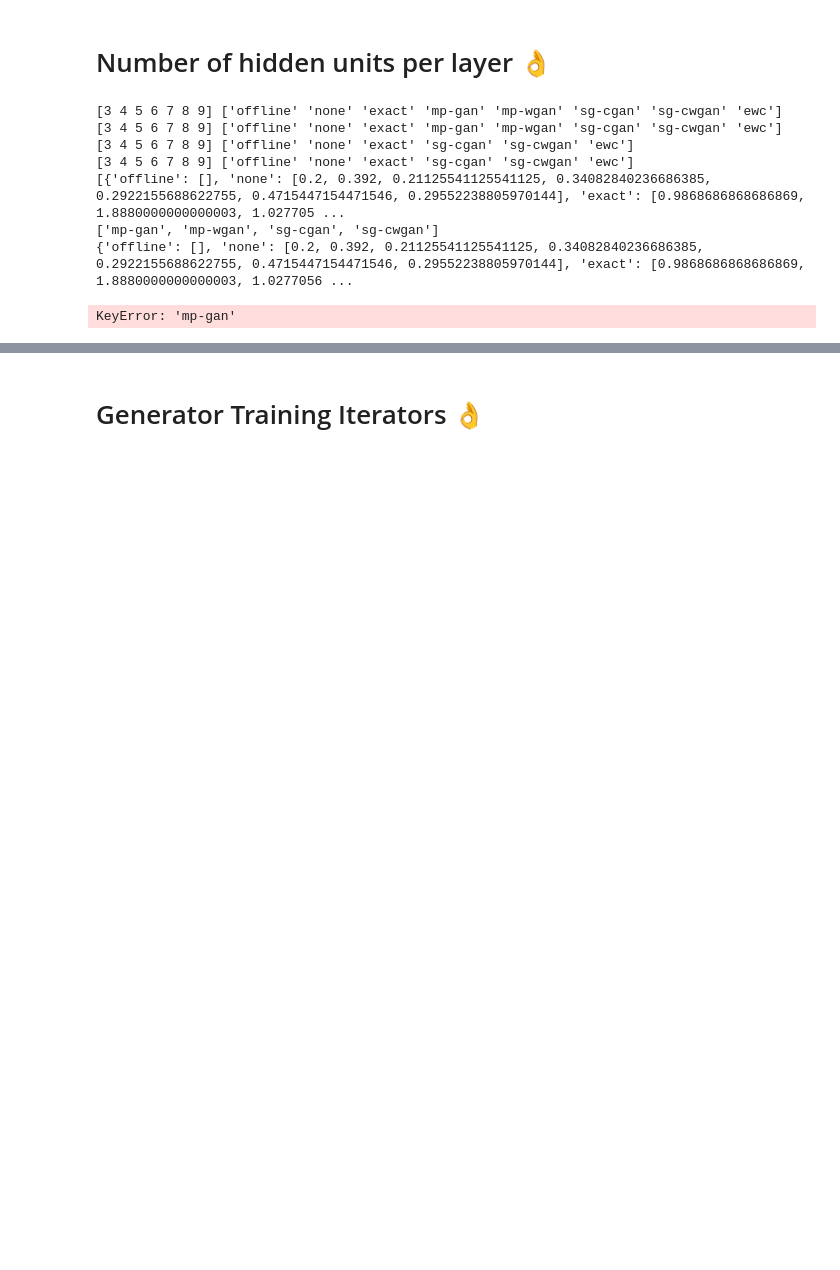
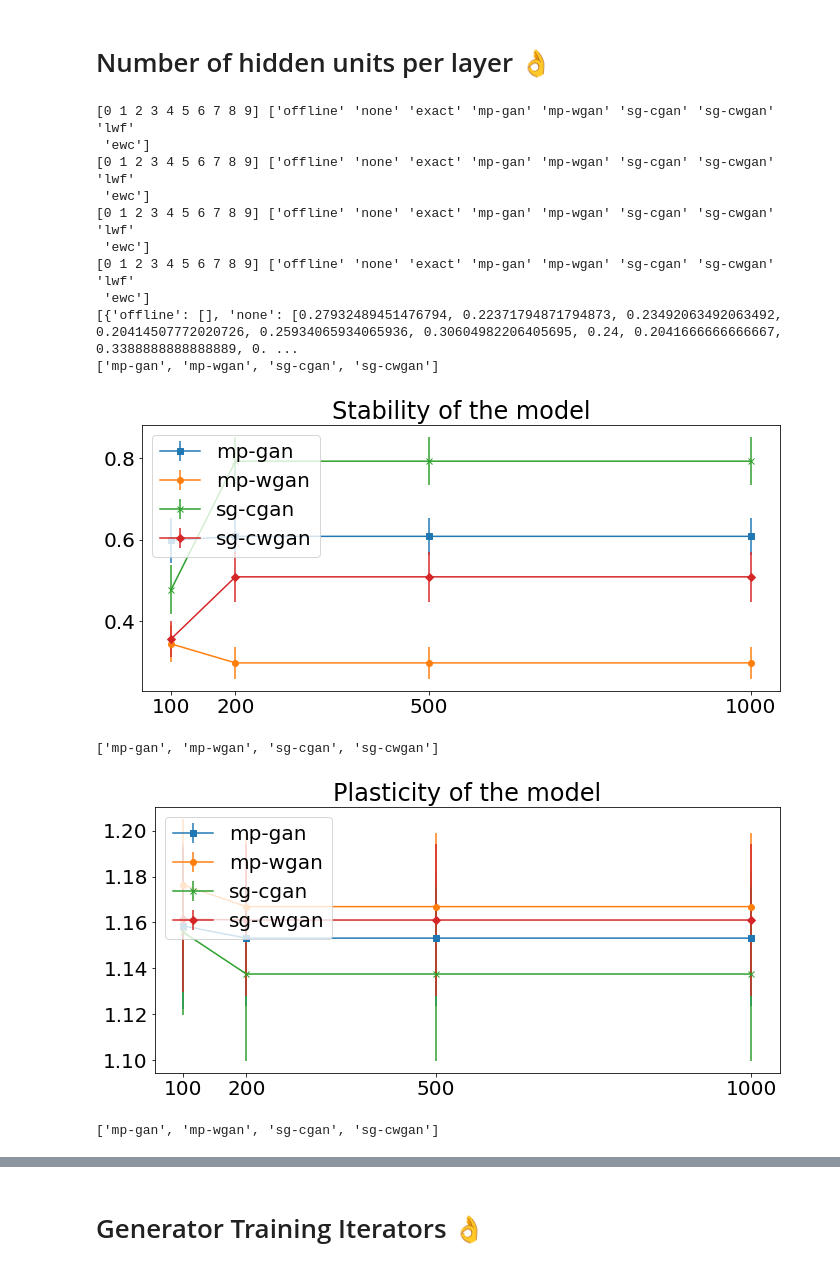
Before and after one commit to chameleonTK/continual-learning-for-HAR, a Jupyter notebook: Reports/Evaluation-hypterpatamters.ipynb, the cells around one changed output, grey strips where cells are left out. Cells and saved outputs as stored; diff of their text form; code cells hidden in the pictures; blank space fills up the shorter version.

```diff
--- a/Reports/Evaluation-hypterpatamters.ipynb
+++ b/Reports/Evaluation-hypterpatamters.ipynb
@@ -257,39 +250,45 @@ CSMbase = []
 CSMnew = []
 CSMnow = []
 
-folder = "../Results/run_pamap_hidden/"
+folder = "../Results/PAMAP/exp_no_of_hidden/"
 
 raw = pd.read_csv(folder+"results.txt")
 raw.columns = [c.strip() for c in raw.columns]
 raw.head()
 
 
 cmd = raw["cmd"].unique()
 for c in cmd:
     target = raw[raw["cmd"]==c]
     b, n, nw = calculateContinualMetircs(target)
 
     CSMbase.append(b)
     CSMnew.append(n)
     CSMnow.append(nw)
 
-xticks = [100, 200, 300, 400]
+xticks = [100, 200, 500, 1000]
 
 models = None
 def fixbugs(data):
     return data
 
 models = ["mp-gan", "mp-wgan", "sg-cgan", "sg-cwgan"]
 print(CSMbase)
 plotline(fixbugs(CSMbase), "Stability of the model", x=xticks, models=models)
 plotline(fixbugs(CSMnew), "Plasticity of the model", x=xticks, models=models)
 plotline(fixbugs(CSMnow),"Overall performance of the model", x=xticks, models=models)
 # %% [output]
-[3 4 5 6 7 8 9] ['offline' 'none' 'exact' 'mp-gan' 'mp-wgan' 'sg-cgan' 'sg-cwgan' 'ewc']
-[3 4 5 6 7 8 9] ['offline' 'none' 'exact' 'mp-gan' 'mp-wgan' 'sg-cgan' 'sg-cwgan' 'ewc']
-[3 4 5 6 7 8 9] ['offline' 'none' 'exact' 'sg-cgan' 'sg-cwgan' 'ewc']
-[3 4 5 6 7 8 9] ['offline' 'none' 'exact' 'sg-cgan' 'sg-cwgan' 'ewc']
-[{'offline': [], 'none': [0.2, 0.392, 0.21125541125541125, 0.34082840236686385, 0.2922155688622755, 0.4715447154471546, 0.29552238805970144], 'exact': [0.9868686868686869, 1.8880000000000003, 1.027705 ...
+[0 1 2 3 4 5 6 7 8 9] ['offline' 'none' 'exact' 'mp-gan' 'mp-wgan' 'sg-cgan' 'sg-cwgan' 'lwf'
+ 'ewc']
+[0 1 2 3 4 5 6 7 8 9] ['offline' 'none' 'exact' 'mp-gan' 'mp-wgan' 'sg-cgan' 'sg-cwgan' 'lwf'
+ 'ewc']
+[0 1 2 3 4 5 6 7 8 9] ['offline' 'none' 'exact' 'mp-gan' 'mp-wgan' 'sg-cgan' 'sg-cwgan' 'lwf'
+ 'ewc']
+[0 1 2 3 4 5 6 7 8 9] ['offline' 'none' 'exact' 'mp-gan' 'mp-wgan' 'sg-cgan' 'sg-cwgan' 'lwf'
+ 'ewc']
+[{'offline': [], 'none': [0.27932489451476794, 0.22371794871794873, 0.23492063492063492, 0.20414507772020726, 0.25934065934065936, 0.30604982206405695, 0.24, 0.2041666666666667, 0.3388888888888889, 0. ...
 ['mp-gan', 'mp-wgan', 'sg-cgan', 'sg-cwgan']
-{'offline': [], 'none': [0.2, 0.392, 0.21125541125541125, 0.34082840236686385, 0.2922155688622755, 0.4715447154471546, 0.29552238805970144], 'exact': [0.9868686868686869, 1.8880000000000003, 1.0277056 ...
+[figure, added]
-KeyError: 'mp-gan'
+['mp-gan', 'mp-wgan', 'sg-cgan', 'sg-cwgan']
+[figure, added]
+['mp-gan', 'mp-wgan', 'sg-cgan', 'sg-cwgan']
```
Also changed, not shown: parts of 2 cells of this notebook, 3 other files.
